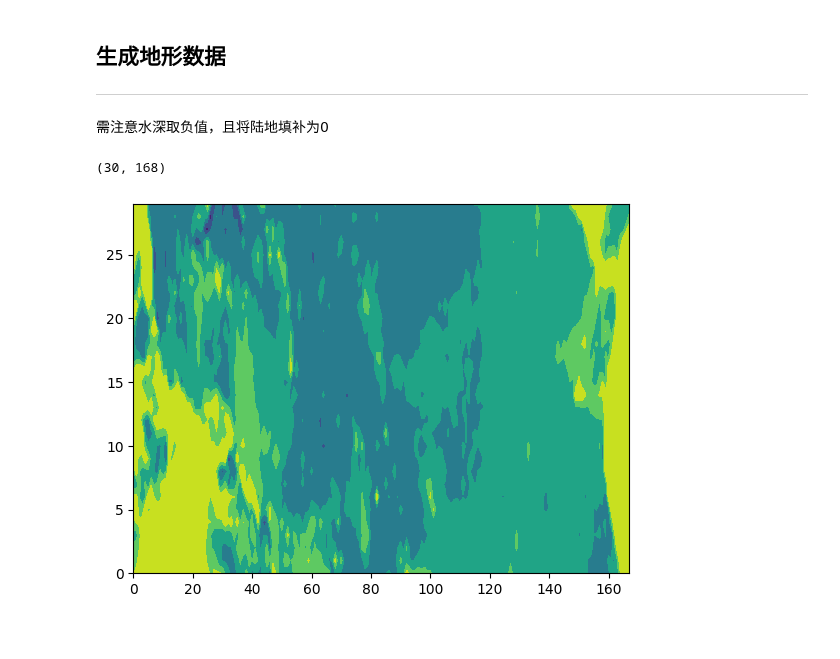
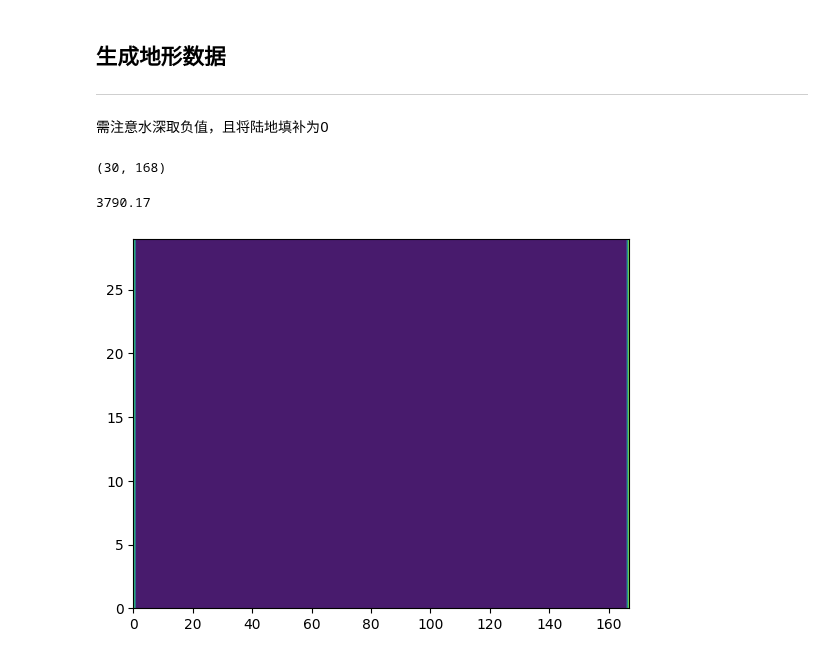
Before and after one commit to FattyZH/eqp-dlfv-mitgcm-era5, a Jupyter notebook: script/gendata_Hydrog.ipynb, the cells around one changed output. Drawn from its saved outputs; the diff is of its cells as text; code cells hidden in the pictures.

```diff
--- a/script/gendata_Hydrog.ipynb
+++ b/script/gendata_Hydrog.ipynb
@@ -114,13 +112,21 @@ writebin(opath+'S.bin',s)
 # %%
 ds = xr.open_dataset(fbath)
 hl = ds['deptho'].loc[y0:y1:inc,x0:x1:inc]
 hr = ds['deptho'].loc[y0:y1:inc,x0-360:x1-360:inc]
 h = np.hstack((hl.values,hr.values))
 h[np.isnan(h)] = 0
 h = -h
+
+h[:,:] = -4874
+h[:,0] = 0
+h[:,-1] = 0
+
 print(h.shape)
 plt.contourf(h)
 writebin(opath+'bathy.bin',h)
+sum([5.71,8.86,17.14,39.58,98.29,244.38,562.91,1100.27,1713.03])
+# ,2167.02
 # %% [output]
 (30, 168)
+3790.17
-[figure, old version]
+[figure, new version]
```
Also changed, not shown: parts of 1 cell of this notebook, 2 other files.
